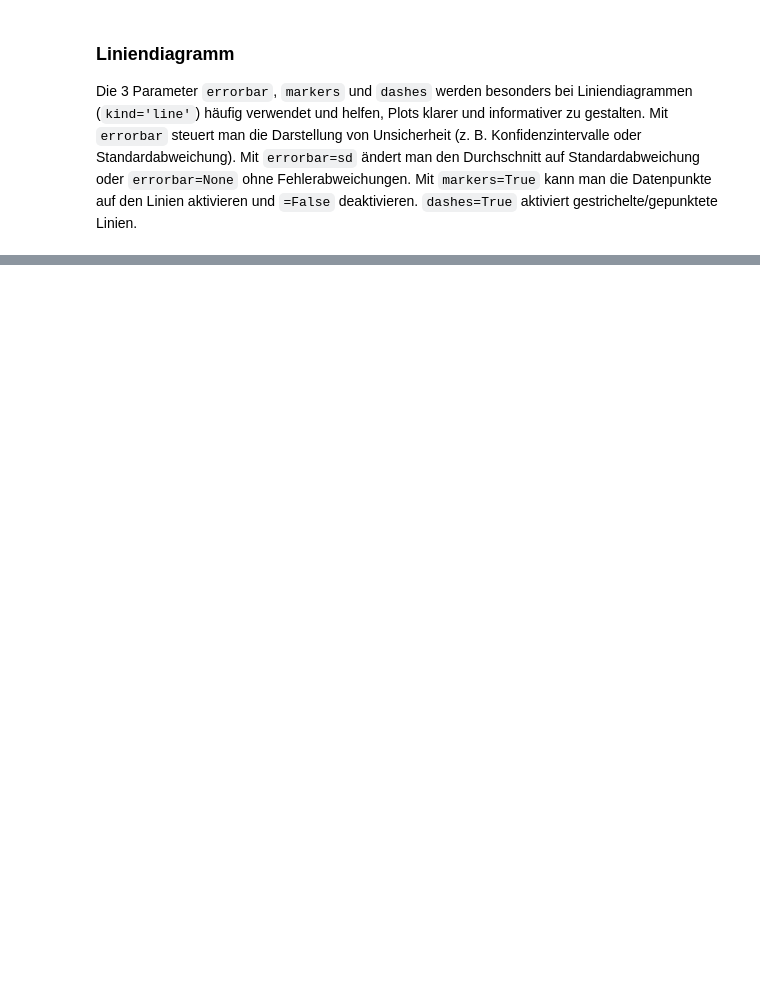
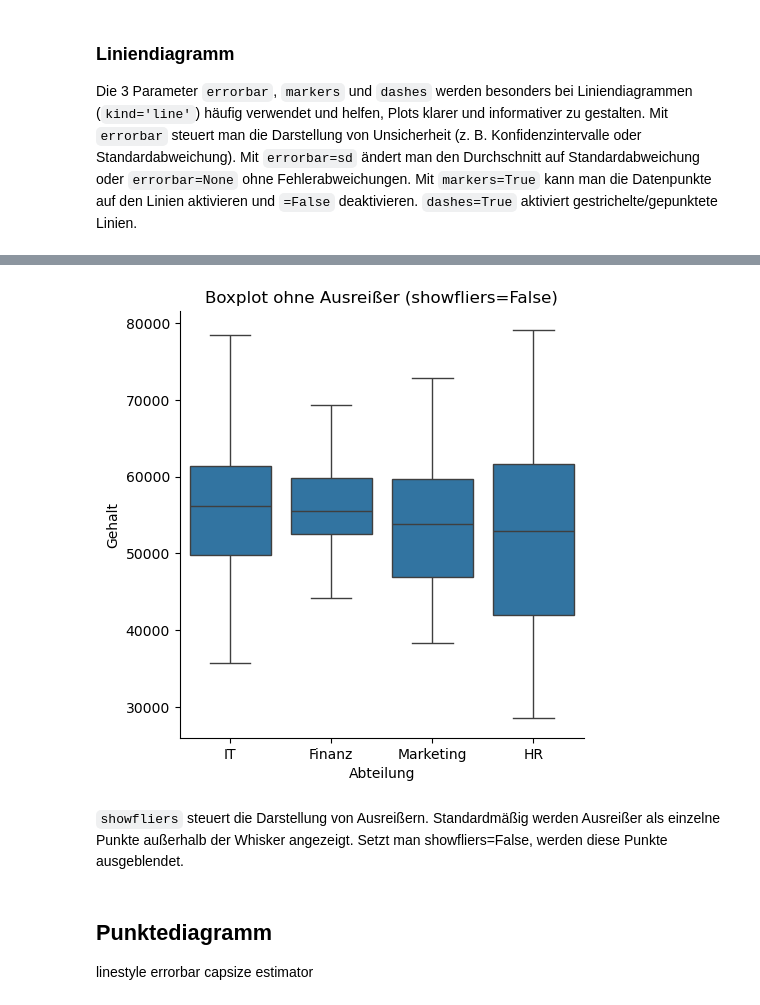
Before and after one commit to EikeSuemper/Meine-Lernreise-Aktuariat-QuantFinance, a Jupyter notebook: 01_Grundlagen/Python/Seaborn.ipynb, the cells around one changed output, grey strips where cells are left out. Saved outputs shown, nothing was run; the diff lists cells and outputs as text; code cells hidden in the pictures; blank space fills up the shorter version.

```diff
--- a/01_Grundlagen/Python/Seaborn.ipynb
+++ b/01_Grundlagen/Python/Seaborn.ipynb
@@ -210,0 +252,21 @@ Mit `markers=True` kann man die Datenpunkte auf den Linien aktivieren und `=Fals
+# %%
+sns.catplot(
+    data=df,
+    x='Abteilung',
+    y='Gehalt',
+    kind='box',
+    showfliers=False,          # Ausreißer ausblenden
+)
+plt.title('Boxplot ohne Ausreißer (showfliers=False)')
+plt.show()
+# %% [output]
+[figure, added]
+# %% [markdown]
+`showfliers` steuert die Darstellung von Ausreißern.
+Standardmäßig werden Ausreißer als einzelne Punkte außerhalb der Whisker angezeigt. Setzt man showfliers=False, werden diese Punkte ausgeblendet.
+# %% [markdown]
+## Punktediagramm
+linestyle
+errorbar
+capsize
+estimator
```
Also changed, not shown: parts of 17 cells of this notebook.
